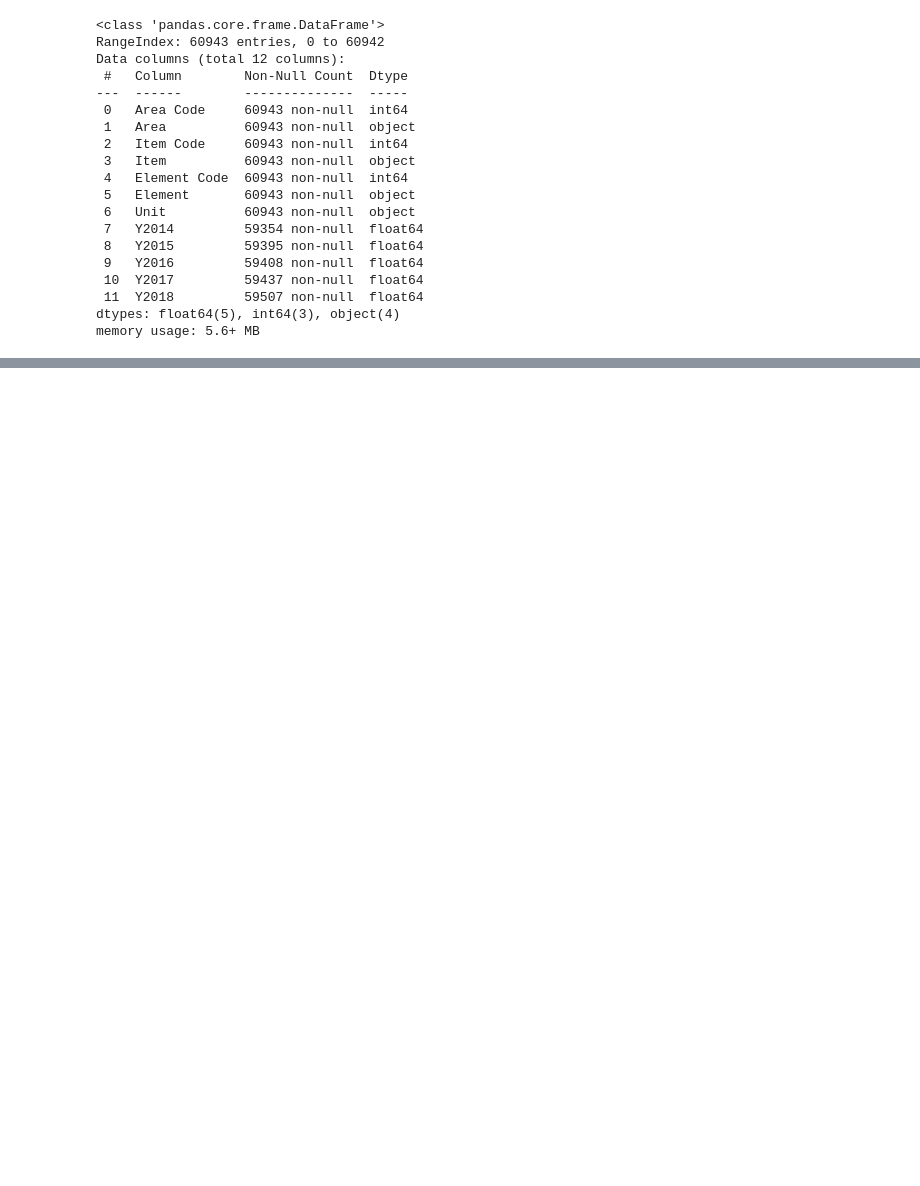
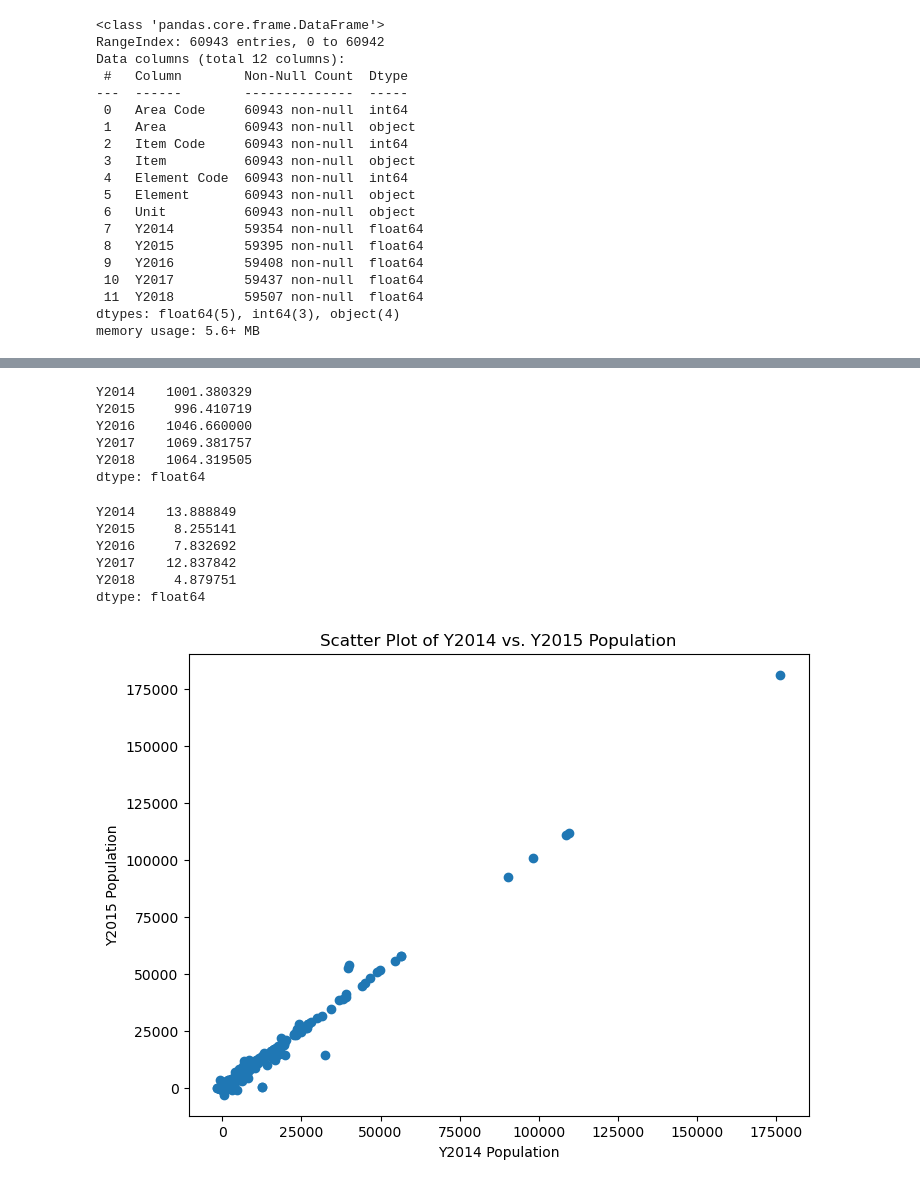
Before and after one commit to kelvinokumu/Food_Balance_Analysis_using_Python, a Jupyter notebook: notebooks/explore.ipynb, the cells around one changed output, grey strips where cells are left out. Saved outputs shown, nothing was run; the diff lists cells and outputs as text; code cells hidden in the pictures; blank space fills up the shorter version.

```diff
--- a/notebooks/explore.ipynb
+++ b/notebooks/explore.ipynb
@@ -55,0 +194,34 @@ df.describe()
+# %%
+# Cereal Usage Breakdown
+cereal_usage = df[(df['Item'] == 'Cereals - Excluding Beer') & (df['Element'] != 'Production')]
+cereal_usage_years = cereal_usage[years].mean()
+print(cereal_usage_years)
+# %% [output]
+Y2014    1001.380329
+Y2015     996.410719
+Y2016    1046.660000
+Y2017    1069.381757
+Y2018    1064.319505
+dtype: float64
+# %%
+# Stock Variations
+stock_variations = df[df['Element'] == 'Stock Variation']
+stock_variations_years = stock_variations[years].mean()
+print(stock_variations_years)
+# %% [output]
+Y2014    13.888849
+Y2015     8.255141
+Y2016     7.832692
+Y2017    12.837842
+Y2018     4.879751
+dtype: float64
+# %%
+# Example: Scatter plot for two numerical columns (e.g., 'Y2014' vs. 'Y2015' for population)
+plt.figure(figsize=(8, 6))
+plt.scatter(df['Y2014'], df['Y2015'])
+plt.title('Scatter Plot of Y2014 vs. Y2015 Population')
+plt.xlabel('Y2014 Population')
+plt.ylabel('Y2015 Population')
+plt.show()
+# %% [output]
+[figure, added]
```
Also changed, not shown: parts of 11 cells of this notebook.
